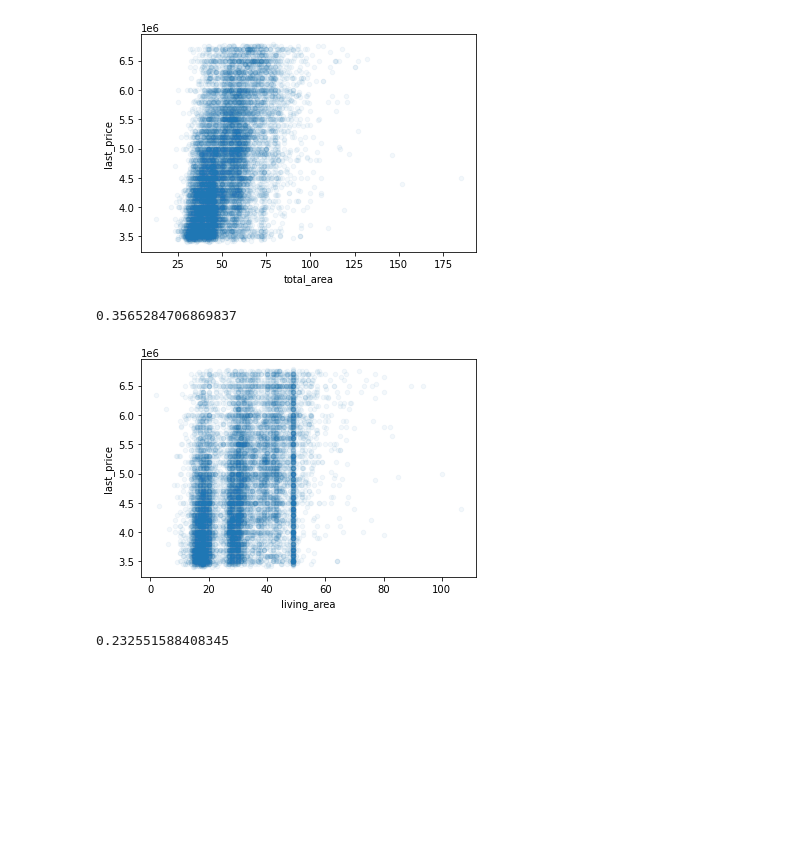
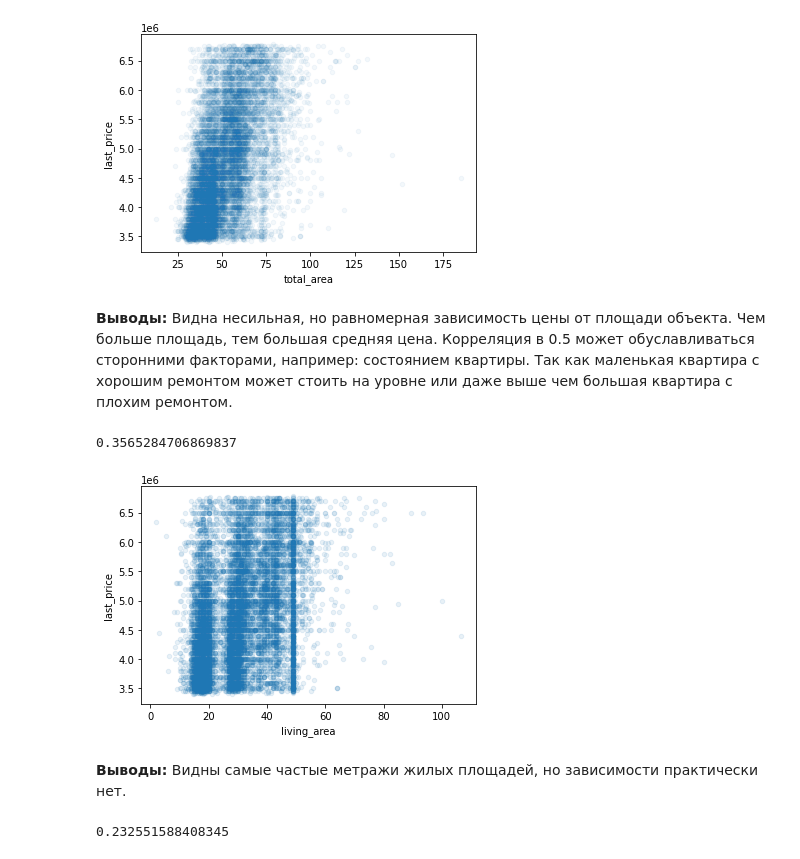
Before and after one commit to VSXV/Data-Science-Projects, a Jupyter notebook: 90289507-c16d-4627-b0ad-914b36f98d8a.ipynb, the cells around one changed output. Cells and saved outputs as stored; diff of their text form; code cells hidden in the pictures; blank space fills up the shorter version.

```diff
--- a/90289507-c16d-4627-b0ad-914b36f98d8a.ipynb
+++ b/90289507-c16d-4627-b0ad-914b36f98d8a.ipynb
@@ -503,13 +589,19 @@ correct_price_data['last_price'].corr(correct_price_data['total_area'])
 # %% [output]
 0.49581180347232373
 [figure]
+# %% [markdown]
+**Выводы:**
+Видна несильная, но равномерная зависимость цены от площади объекта. Чем больше площадь, тем большая средняя цена. Корреляция в 0.5 может обуславливаться сторонними факторами, например: состоянием квартиры. Так как маленькая квартира с хорошим ремонтом может стоить на уровне или даже выше чем большая квартира с плохим ремонтом.
 # %%
 # Влияние жилой площади
-correct_price_data.plot(x='living_area', y='last_price', kind='scatter', alpha=0.05)
+correct_price_data.plot(x='living_area', y='last_price', kind='scatter', alpha=0.1)
 correct_price_data['last_price'].corr(correct_price_data['living_area'])
 # %% [output]
 0.3565284706869837
-[figure, old version]
+[figure, new version]
+# %% [markdown]
+**Выводы:**
+Видны самые частые метражи жилых площадей, но зависимости практически нет.
 # %%
 # Влияние площади кухни
 correct_price_data.plot(x='kitchen_area', y='last_price', kind='scatter', alpha=0.03)
```
Also changed, not shown: parts of 51 cells of this notebook.
